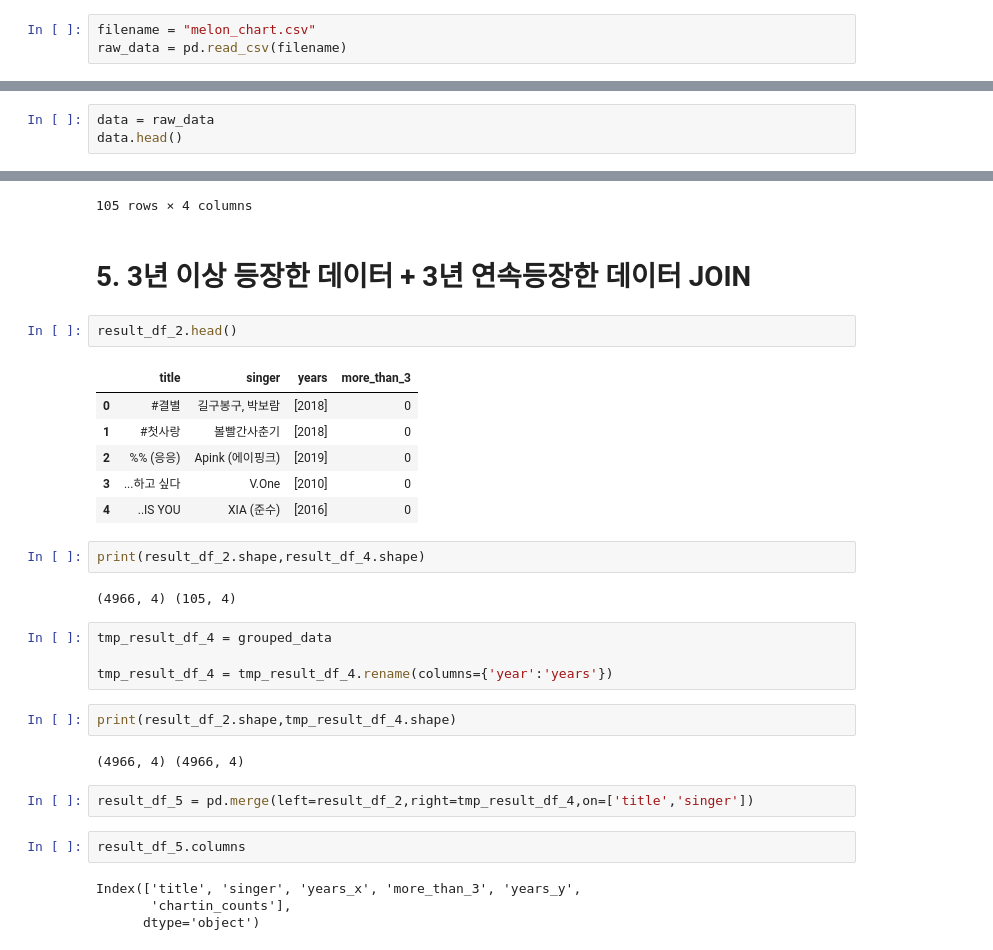
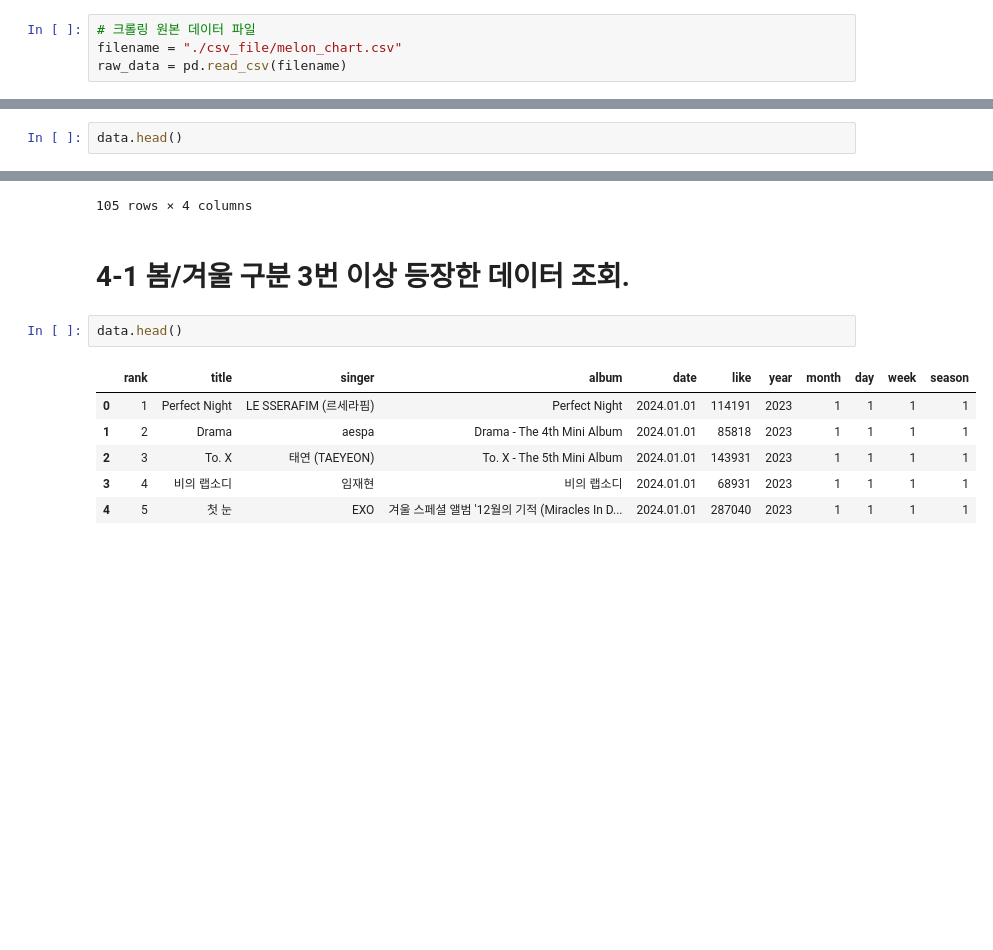
Before and after one commit to zjacom/Seasonal-songs, a Jupyter notebook: best5_elements.ipynb, the cells around one changed output, grey strips where cells are left out. Drawn from its saved outputs; the diff is of its cells as text; blank space fills up the shorter version.

```diff
--- a/best5_elements.ipynb
+++ b/best5_elements.ipynb
@@ -4,7 +4,8 @@ import pandas as pd
 from collections import Counter
 from datetime import datetime
 # %%
-filename = "melon_chart.csv"
+# 크롤링 원본 데이터 파일
+filename = "./csv_file/melon_chart.csv"
 raw_data = pd.read_csv(filename)
 # %%
 raw_data.head()
@@ -399,6 +354,5 @@ result_df_3
 # %% [markdown]
 # 4. 3년 이상 등장한 음원 목록 조회.
 # %%
-data = raw_data
 data.head()
 # %% [output]
@@ -440,34 +394,14 @@ result_df_4 = grouped_data[grouped_data['chartin_counts'] >= 3]
 | 4838 | 해요 (2022) | #안녕 | [2024, 2022, 2023] | 3 |
 | 4945 | 흔들리는 꽃들 속에서 네 샴푸향이 느껴진거야 | 장범준 | [2019, 2020, 2021, 2022] | 4 |
 105 rows × 4 columns
-# %% [markdown]
-# 5. 3년 이상 등장한 데이터 + 3년 연속등장한 데이터 JOIN
+# %% [markdown]
+# 4-1 봄/겨울 구분 3번 이상 등장한 데이터 조회.
 # %%
-result_df_2.head()
+data.head()
 # %% [output]
-|  | title | singer | years | more_than_3 |
-| 0 | #결별 | 길구봉구, 박보람 | [2018] | 0 |
-| 1 | #첫사랑 | 볼빨간사춘기 | [2018] | 0 |
-| 2 | %% (응응) | Apink (에이핑크) | [2019] | 0 |
-| 3 | ...하고 싶다 | V.One | [2010] | 0 |
-| 4 | ..IS YOU | XIA (준수) | [2016] | 0 |
+|  | rank | title | singer | album | date | like | year | month | day | week | season |
+| 0 | 1 | Perfect Night | LE SSERAFIM (르세라핌) | Perfect Night | 2024.01.01 | 114191 | 2023 | 1 | 1 | 1 | 1 |
+| 1 | 2 | Drama | aespa | Drama - The 4th Mini Album | 2024.01.01 | 85818 | 2023 | 1 | 1 | 1 | 1 |
+| 2 | 3 | To. X | 태연 (TAEYEON) | To. X - The 5th Mini Album | 2024.01.01 | 143931 | 2023 | 1 | 1 | 1 | 1 |
+| 3 | 4 | 비의 랩소디 | 임재현 | 비의 랩소디 | 2024.01.01 | 68931 | 2023 | 1 | 1 | 1 | 1 |
+| 4 | 5 | 첫 눈 | EXO | 겨울 스페셜 앨범 '12월의 기적 (Miracles In D... | 2024.01.01 | 287040 | 2023 | 1 | 1 | 1 | 1 |
-# %%
-print(result_df_2.shape,result_df_4.shape)
-# %% [output]
-(4966, 4) (105, 4)
-# %%
-tmp_result_df_4 = grouped_data
-
-tmp_result_df_4 = tmp_result_df_4.rename(columns={'year':'years'})
-# %%
-print(result_df_2.shape,tmp_result_df_4.shape)
-# %% [output]
-(4966, 4) (4966, 4)
-# %%
-result_df_5 = pd.merge(left=result_df_2,right=tmp_result_df_4,on=['title','singer'])
-# %%
-result_df_5.columns
-# %% [output]
-Index(['title', 'singer', 'years_x', 'more_than_3', 'years_y',
-       'chartin_counts'],
-      dtype='object')
```
Also changed, not shown: parts of 48 cells of this notebook.
